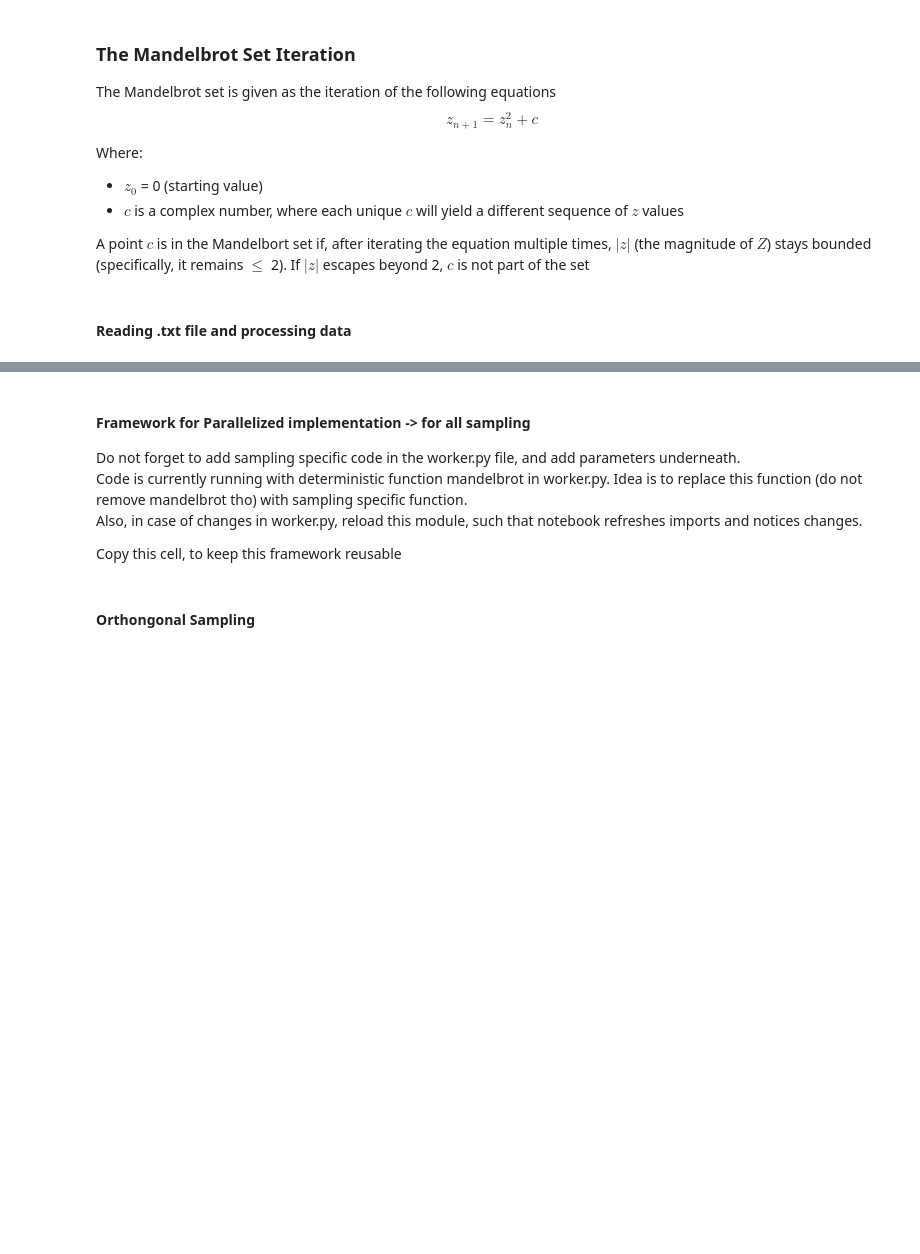
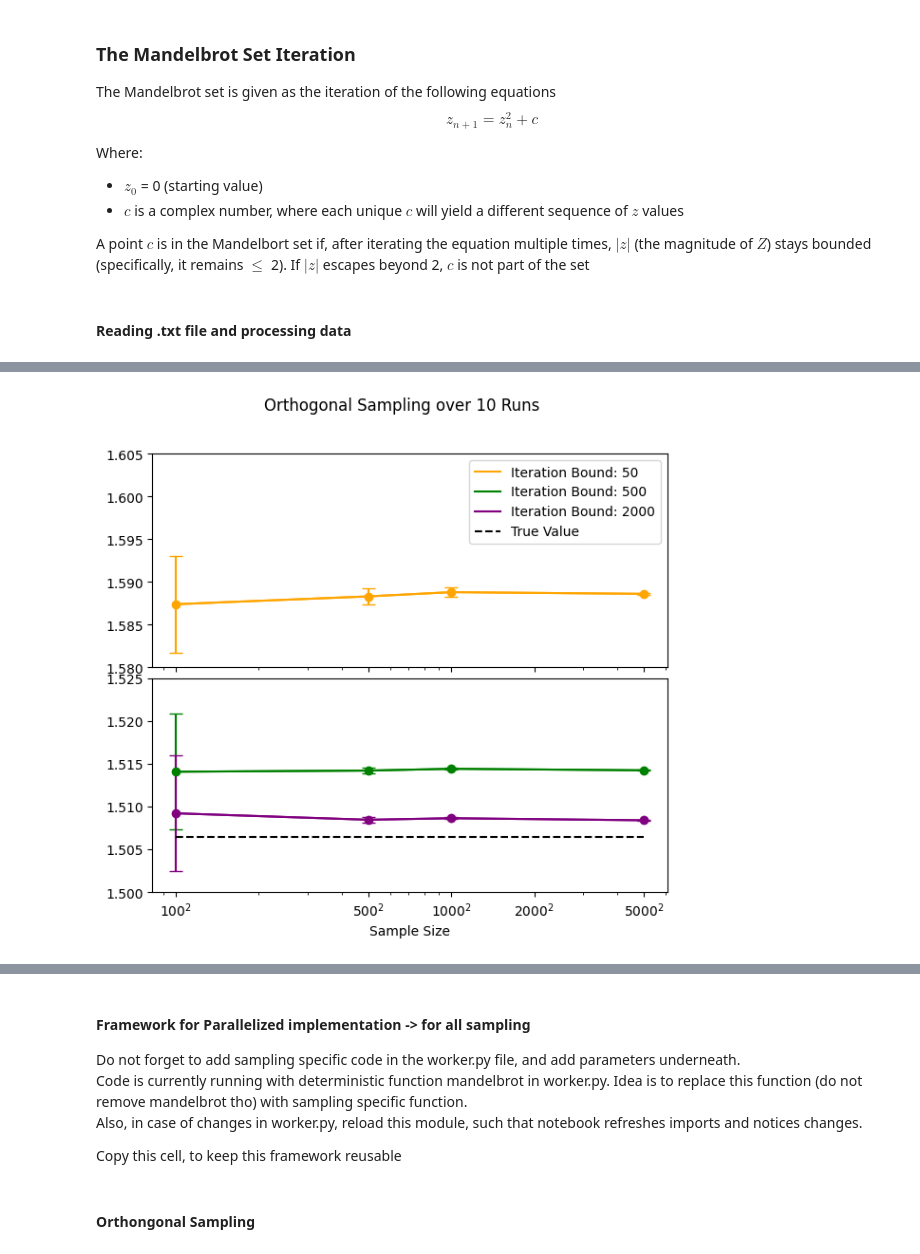
Before and after one commit to Babur-Jihanshahi/ChrisHoynckvanPapendrecht_15340791_CharlotteKoolen_15888592_ZiyaSungkar_14904950_1, a Jupyter notebook: madelbrot_sim.ipynb, the cells around one changed output, grey strips where cells are left out. Saved outputs shown, nothing was run; the diff lists cells and outputs as text; code cells hidden in the pictures; blank space fills up the shorter version.

Commit message:
all sampling method run and implemented. + plotted the data

```diff
--- a/madelbrot_sim.ipynb
+++ b/madelbrot_sim.ipynb
@@ -67,0 +54,81 @@ print(variance_fraction_per_run)
+# %%
+import pandas as pd
+import seaborn as sns
+
+df_o = pd.read_csv("orthogonal.txt", header=1)  # Set header=None since there is no header in the file
+
+# Assign column labels
+df_o.columns = ["grid_size", "max_iterations", "run", "total_points", "points_inside"]
+df_o['fraction'] = (1- df_o['points_inside'] / df_o['total_points'])*9
+
+average_fraction_o = df_o.groupby(['grid_size', 'max_iterations'])['fraction'].mean()
+variance_fraction_o = df_o.groupby(['grid_size', 'max_iterations'])['fraction'].var()
+
+mean_var_o = pd.DataFrame({
+    'mean': average_fraction_o,
+    'variance': variance_fraction_o
+}).reset_index()
+print(mean_var_o)
+
+# df['grid_iterations'] = df['grid_size'].astype(str) + "_" + df['max_iterations'].astype(str)
+# # Create boxplots for each metric
+# plt.figure(figsize=(12, 6))
+# sns.boxplot(x='grid_iterations', y='fraction', data=df)
+# plt.xlabel("Grid Size")
+# plt.ylabel("Value")
+# plt.title("Boxplot of Mean and Variance by Grid Size and Max Iterations")
+# plt.legend(title="Metric")
+# plt.ylim(1.49, 1.53)
+# plt.xticks(rotation=45)
+# plt.show()
+
+colors = ["orange", "green", "purple"]
+fig, (ax1, ax2) = plt.subplots(2,1, sharex= True, figsize=(7,6), gridspec_kw={'height_ratios': [1, 1], 'hspace': 0.05})
+# bax = brokenaxes(ylims=((1.5, 1.525), (1.58, 1.595)), hspace=.05)
+i = 0
+for name, group in mean_var_o.groupby("max_iterations"):
+    ax1.plot(group['grid_size'], group['mean'], color=colors[i], label=f"Iteration Bound: {name}")
+    ax1.errorbar(group['grid_size'], group["mean"], yerr=np.sqrt(group['variance']), fmt='o-', color=colors[i], capsize=5)
+
+    # Plot on ax2 without labels to avoid duplicating in the legend
+    ax2.plot(group['grid_size'], group['mean'], color=colors[i])
+    ax2.errorbar(group['grid_size'], group["mean"], yerr=np.sqrt(group['variance']), fmt='o-', color=colors[i], capsize=5)
+
+    i += 1
+
+ax2.plot(group['grid_size'], [1.506484]*4, color='black', linestyle= '--', label='True Value')
+ax1.plot(group['grid_size'], [1.506484]*4, color='black', linestyle= '--', label='True Value')
+ax1.legend()
+# ax2.legend()
+
+ax1.set_ylim(1.58, 1.605)
+ax2.set_ylim(1.5, 1.525)
+
+# Set log scale on x-axis
+ax1.set_xscale("log")
+ax2.set_xscale("log")
+
+custom_ticks = [100, 500, 1000, 2000, 5000]
+ax2.set_xticks(custom_ticks)  # Set tick positions
+ax2.set_xticklabels([f"${tick}^2$" for tick in custom_ticks])
+ax2.set_xlabel("Sample Size")
+fig.suptitle("Orthogonal Sampling over 10 Runs")
+fig.tight_layout()
+plt.show()
+
+plt.figure(figsize=(7,3))
+i = 0
+for name, group in mean_var_o.groupby("max_iterations"):
+    plt.plot(group["grid_size"], group['variance'], marker='o', color= colors[i],label = f'variance for iteration bound {name}')
+    i+=1
+plt.title("Variance of Orthogonal Sampling over 10 Runs")
+custom_ticks = [100, 500, 1000, 2000, 5000]
+ax =plt.gca()
+ax.set_xticks(custom_ticks)  # Set tick positions
+ax.set_xticklabels([f"${tick}^2$" for tick in custom_ticks])
+
+plt.xlabel("Sample Size")
+plt.yscale("log")
+plt.legend()
+plt.show()
+# %% [output]
@@ -67,0 +148 @@ print(variance_fraction_per_run)
+[figure, added]
```
Also changed, not shown: parts of 11 cells of this notebook, 5 other files.
